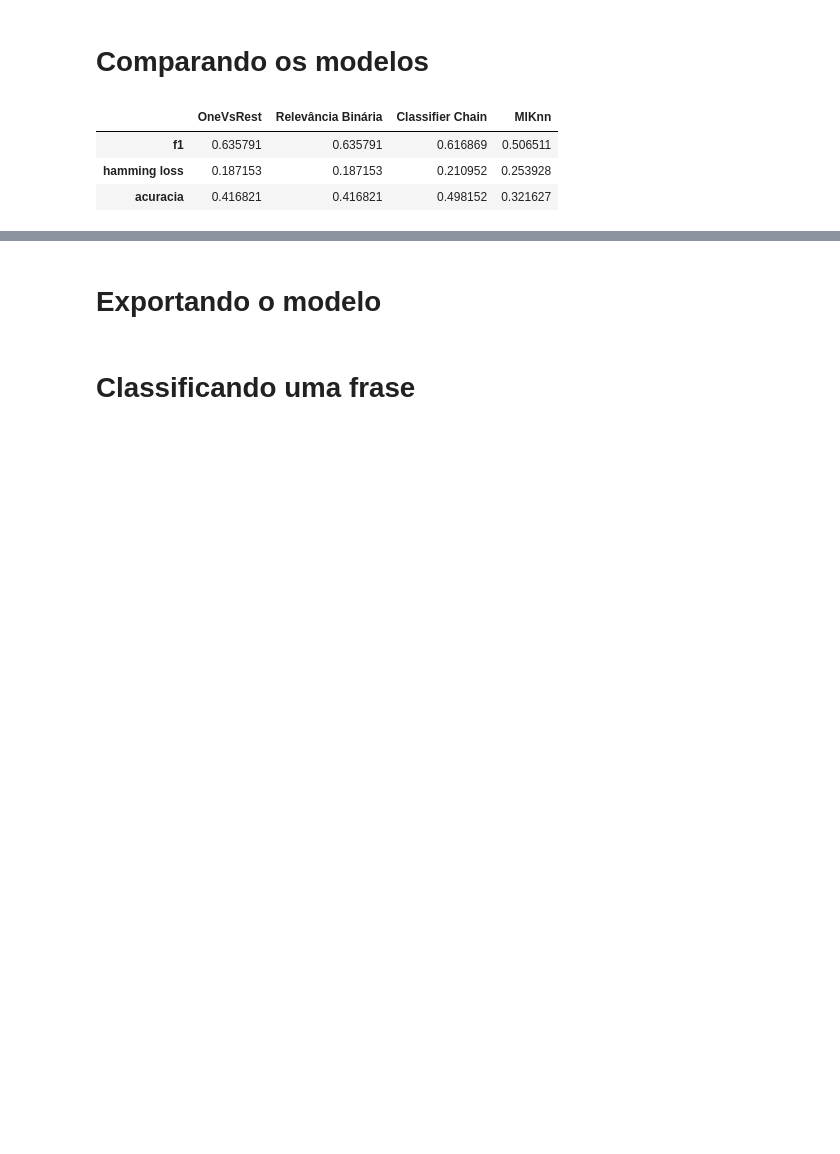
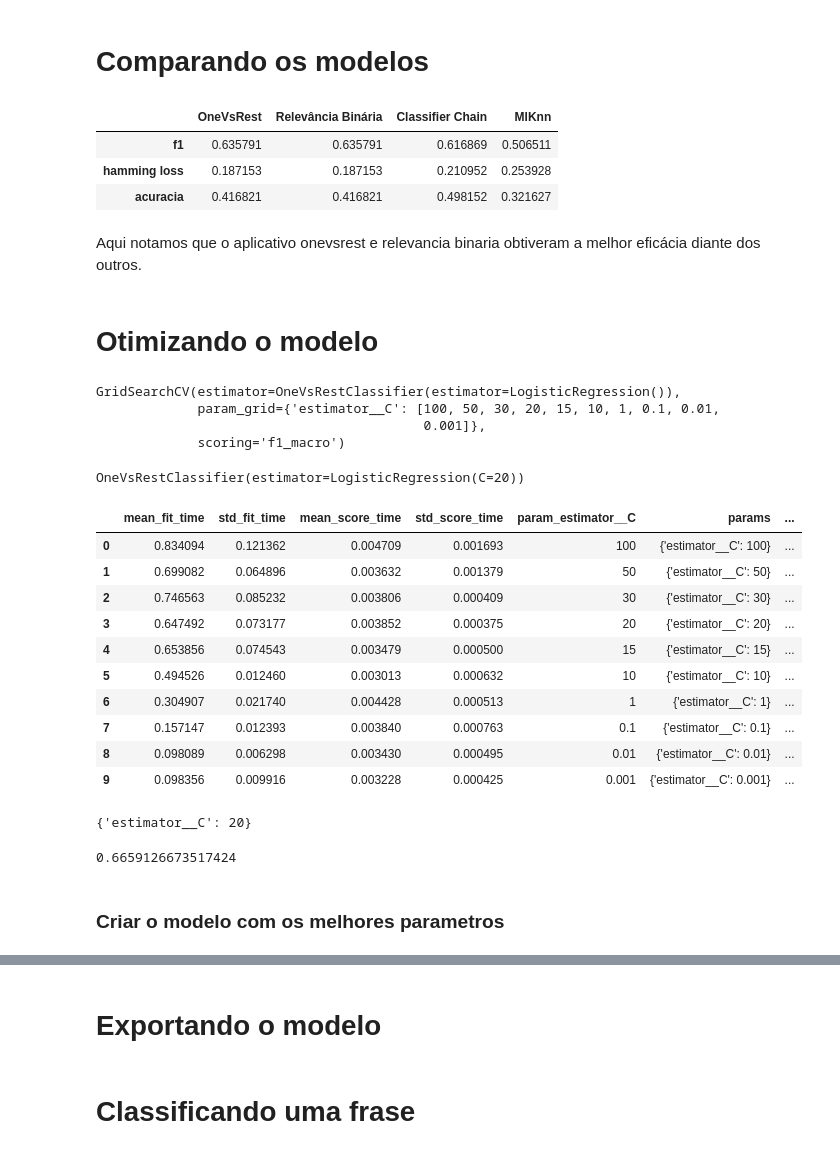
Before and after one commit to jeapsilva/nlp_perguntas_stackoverflow, a Jupyter notebook: Classificacao_multilabel_NLP.ipynb, the cells around one changed output, grey strips where cells are left out. Drawn from its saved outputs; the diff is of its cells as text; code cells hidden in the pictures; blank space fills up the shorter version.

```diff
--- a/Classificacao_multilabel_NLP.ipynb
+++ b/Classificacao_multilabel_NLP.ipynb
@@ -350,3 +353,7 @@ df
 | f1 | 0.635791 | 0.635791 | 0.616869 | 0.506511 |
 | hamming loss | 0.187153 | 0.187153 | 0.210952 | 0.253928 |
 | acuracia | 0.416821 | 0.416821 | 0.498152 | 0.321627 |
+# %% [markdown]
+Aqui notamos que o aplicativo onevsrest e relevancia binaria obtiveram a melhor eficácia diante dos outros.
+# %% [markdown]
+# Otimizando o modelo
@@ -352,0 +364,50 @@ df
+# %%
+# criando um classificador binário
+regressao_logistica_gs = LogisticRegression()
+
+# como temos mais de 4 categorias, vamos utilizar o onevsrest para expandir para multiclasse
+classificador_onevsrest_gs = OneVsRestClassifier(regressao_logistica_gs)
+
+parameters = {
+    "estimator__C": [100,50,30,20,15,10, 1, 0.1, 0.01, 0.001],
+}
+
+model_tunning = GridSearchCV(classificador_onevsrest_gs,
+                             param_grid=parameters,
+                             scoring='f1_macro')
+
+model_tunning.fit(X_train_tfidf,y_train_array)
+# %% [output]
+GridSearchCV(estimator=OneVsRestClassifier(estimator=LogisticRegression()),
+             param_grid={'estimator__C': [100, 50, 30, 20, 15, 10, 1, 0.1, 0.01,
+                                          0.001]},
+             scoring='f1_macro')
+# %%
+model_tunning.best_estimator_
+# %% [output]
+OneVsRestClassifier(estimator=LogisticRegression(C=20))
+# %%
+pd.DataFrame(model_tunning.cv_results_)
+# %% [output]
+|  | mean_fit_time | std_fit_time | mean_score_time | std_score_time | param_estimator__C | params | ... |
+| 0 | 0.834094 | 0.121362 | 0.004709 | 0.001693 | 100 | {'estimator__C': 100} | ... |
+| 1 | 0.699082 | 0.064896 | 0.003632 | 0.001379 | 50 | {'estimator__C': 50} | ... |
+| 2 | 0.746563 | 0.085232 | 0.003806 | 0.000409 | 30 | {'estimator__C': 30} | ... |
+| 3 | 0.647492 | 0.073177 | 0.003852 | 0.000375 | 20 | {'estimator__C': 20} | ... |
+| 4 | 0.653856 | 0.074543 | 0.003479 | 0.000500 | 15 | {'estimator__C': 15} | ... |
+| 5 | 0.494526 | 0.012460 | 0.003013 | 0.000632 | 10 | {'estimator__C': 10} | ... |
+| 6 | 0.304907 | 0.021740 | 0.004428 | 0.000513 | 1 | {'estimator__C': 1} | ... |
+| 7 | 0.157147 | 0.012393 | 0.003840 | 0.000763 | 0.1 | {'estimator__C': 0.1} | ... |
+| 8 | 0.098089 | 0.006298 | 0.003430 | 0.000495 | 0.01 | {'estimator__C': 0.01} | ... |
+| 9 | 0.098356 | 0.009916 | 0.003228 | 0.000425 | 0.001 | {'estimator__C': 0.001} | ... |
+# %%
+# parametros do melhor modelo
+model_tunning.best_params_
+# %% [output]
+{'estimator__C': 20}
+# %%
+model_tunning.best_score_
+# %% [output]
+0.6659126673517424
+# %% [markdown]
+### Criar o modelo com os melhores parametros
```
Also changed, not shown: parts of 8 cells of this notebook, 2 other files.
